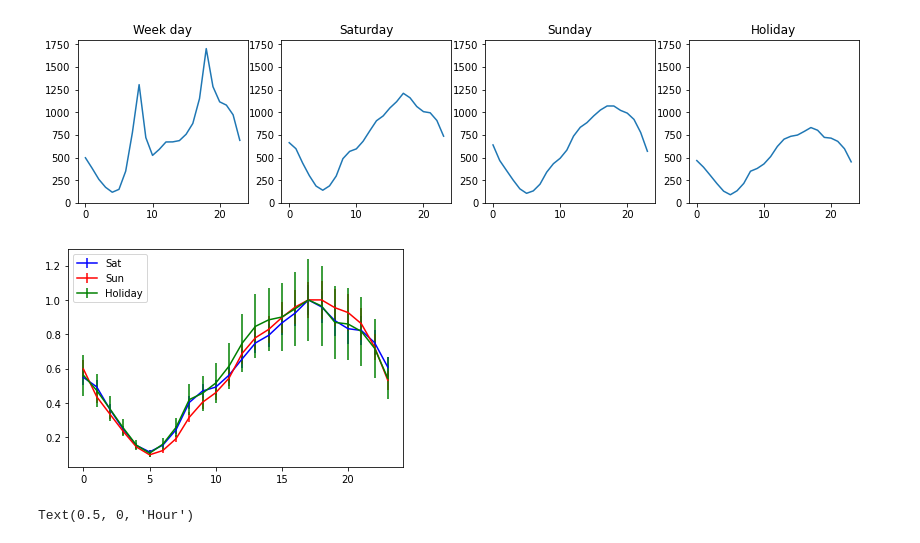
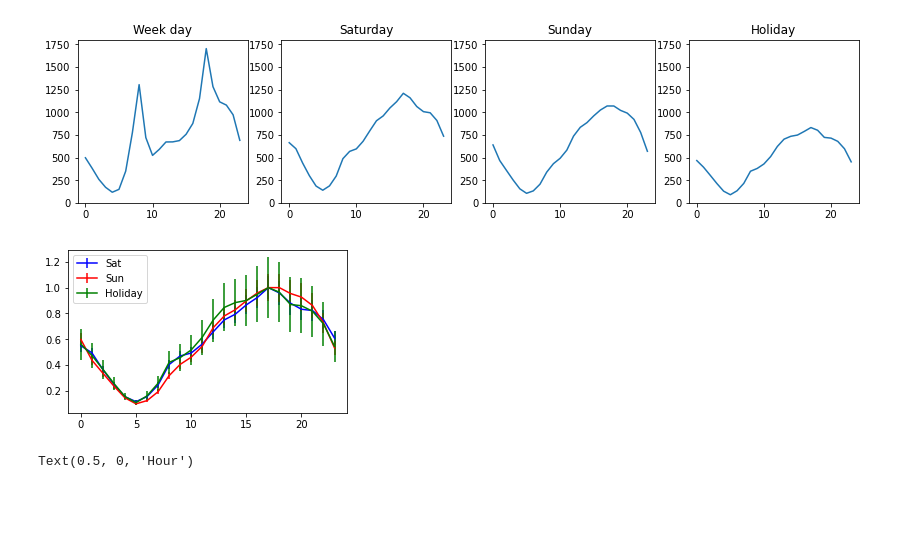
Before and after one commit to xpliu16/Bike_share, a Jupyter notebook: Bike_share.ipynb, the cells around one changed output. Drawn from its saved outputs; the diff is of its cells as text; code cells hidden in the pictures; blank space fills up the shorter version.

```diff
--- a/Bike_share.ipynb
+++ b/Bike_share.ipynb
@@ -148,37 +148,37 @@ axes[3].set_ylim([0, 1800])
 (0.0, 1800.0)
 [figure]
 # %%
-fig, axes = plt.subplots()
+fig, axes = plt.subplots(figsize=(5,3))
 
 norm_Sat = np.max(df_Sat['Rented Bike Count']['mean'].values)
 axes.errorbar(df_Sat['Rented Bike Count']['mean'].index,
             df_Sat['Rented Bike Count']['mean'].values/norm_Sat,
             df_Sat['Rented Bike Count']['sem'].values/norm_Sat,
             c = 'b')
 
 norm_Sun = np.max(df_Sun['Rented Bike Count']['mean'].values)
 axes.errorbar(df_Sun.index,
             df_Sun['Rented Bike Count']['mean'].values/norm_Sun,
             df_Sun['Rented Bike Count']['sem'].values/norm_Sun,
             c ='r')
 
 norm_holiday = np.max(df_holiday['Rented Bike Count']['mean'].values)
 axes.errorbar(df_holiday.index,
             df_holiday['Rented Bike Count']['mean'].values/norm_holiday,
             df_holiday['Rented Bike Count']['sem'].values/norm_holiday,
             c ='g')
 
 axes.legend(['Sat','Sun','Holiday'])
 
 plt.show()
 
 # Since std(aX) = abs(a)*std(X), standard error should scale linearly with normalization
 
 # Essentially the same - holiday is a small n set and may vary a lot by season, etc.
 
 # Combine all non-work days for hourly
 # %% [output]
-[figure, old version]
+[figure, new version]
 # %%
 df['Workday'] = ((df['Day of Week']!='Saturday') &
      (df['Day of Week']!='Sunday') &
```
Also changed, not shown: parts of 27 cells of this notebook.
